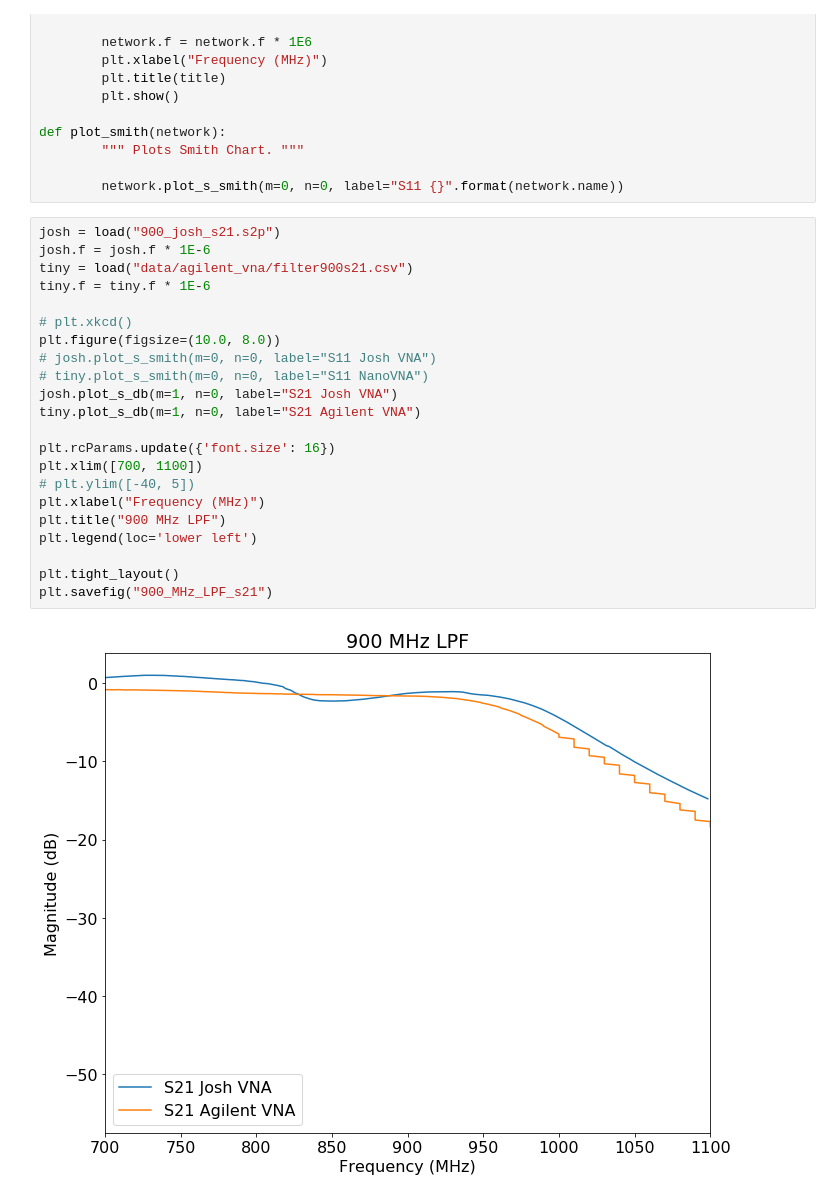
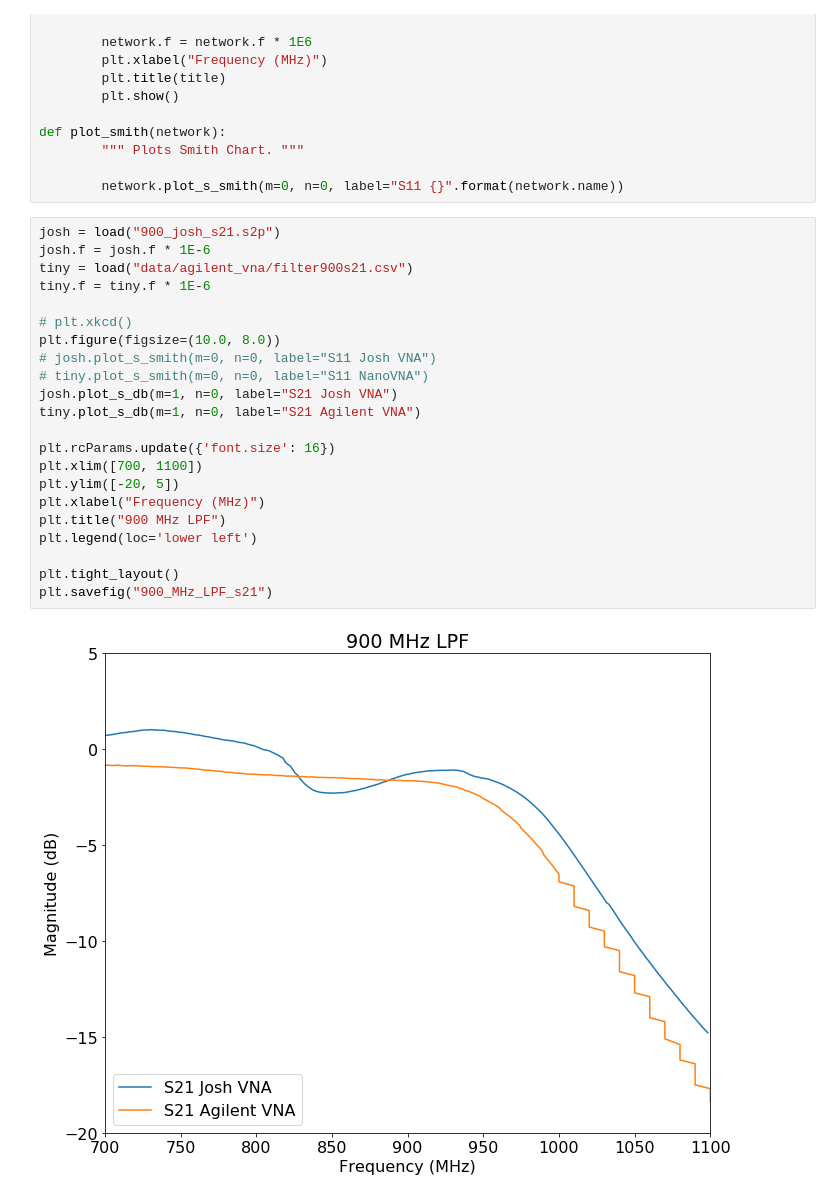
Before and after one commit to joshajohnson/vna, a Jupyter notebook: Software/vna/plot.ipynb, the cells around one changed output. Saved outputs shown, nothing was run; the diff lists cells and outputs as text.

```diff
--- a/Software/vna/plot.ipynb
+++ b/Software/vna/plot.ipynb
@@ -59,24 +59,24 @@ def plot_smith(network):
 # %%
 josh = load("900_josh_s21.s2p")
 josh.f = josh.f * 1E-6
 tiny = load("data/agilent_vna/filter900s21.csv")
 tiny.f = tiny.f * 1E-6
 
 # plt.xkcd()
 plt.figure(figsize=(10.0, 8.0))
 # josh.plot_s_smith(m=0, n=0, label="S11 Josh VNA")
 # tiny.plot_s_smith(m=0, n=0, label="S11 NanoVNA")
 josh.plot_s_db(m=1, n=0, label="S21 Josh VNA")
 tiny.plot_s_db(m=1, n=0, label="S21 Agilent VNA")
 
 plt.rcParams.update({'font.size': 16})
 plt.xlim([700, 1100])
-# plt.ylim([-40, 5])
+plt.ylim([-20, 5])
 plt.xlabel("Frequency (MHz)")
 plt.title("900 MHz LPF")
 plt.legend(loc='lower left')
 
 plt.tight_layout()
 plt.savefig("900_MHz_LPF_s21")
 # %% [output]
-[figure, old version]
+[figure, new version]
```
Also changed, not shown: 47 other files.
